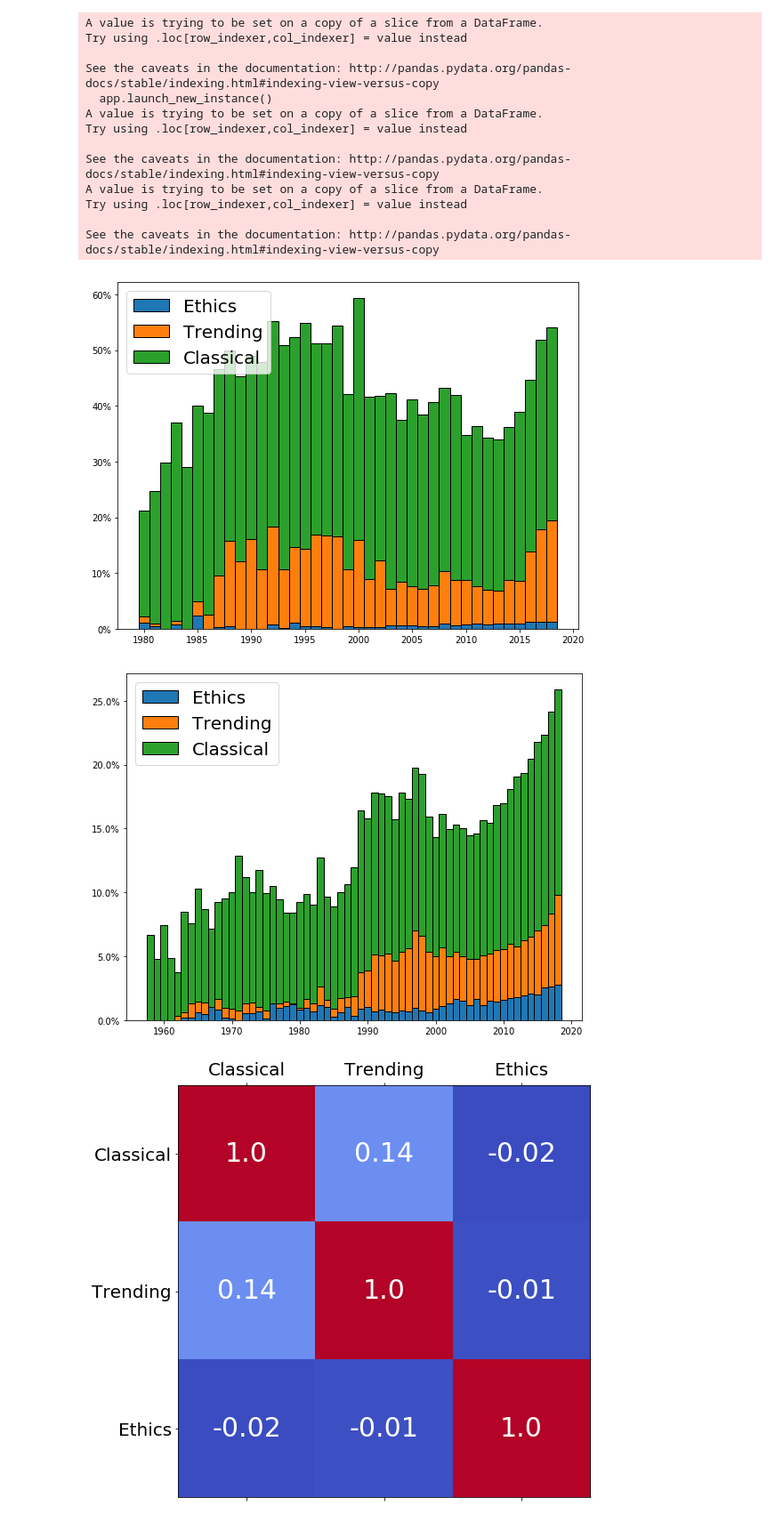
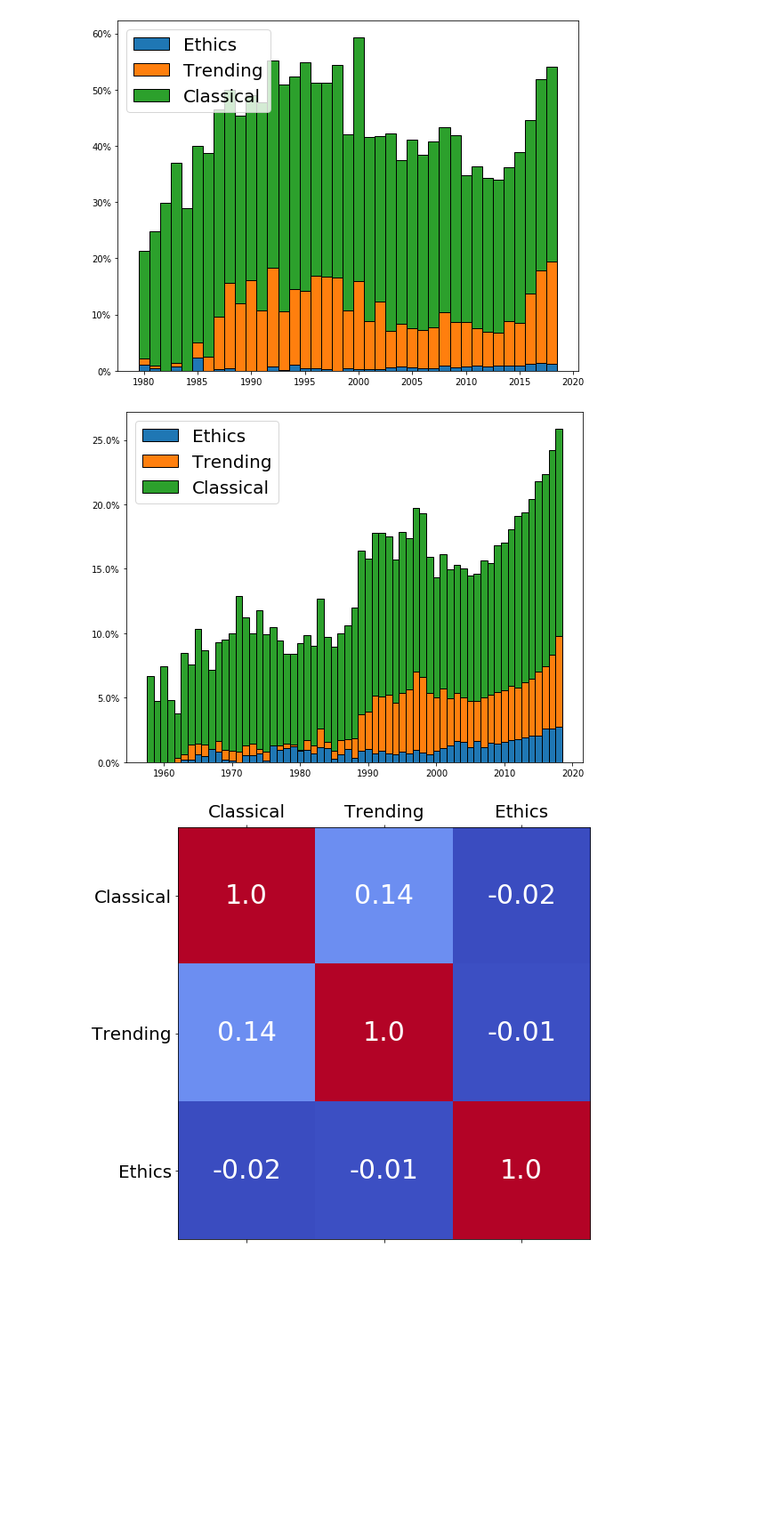
Before and after one commit to marceloprates/Ethics-AI-Data, a Jupyter notebook: Code/stats.ipynb, the cells around one changed output. Shown at 89% size. Drawn from its saved outputs; the diff is of its cells as text; code cells hidden in the pictures; blank space fills up the shorter version.

```diff
--- a/Code/stats.ipynb
+++ b/Code/stats.ipynb
@@ -42,7 +42,6 @@ for keyword_type in ['classical','trending','ethics']:
 # Filter selected conferences (leading AI confs)
 selected_confs = ['AAAI','ICMLA','NIPS','ICML','IJCAI','ICMLC']
 titles = titles[(titles['venue_type']=='journal') | (titles['venue'].isin(selected_confs))]
-print(titles.columns)
 
 # Aggregate matches per year
 matches_by_year = titles.groupby([titles['venue_type'],titles['year']]).sum().reset_index()
@@ -61,13 +60,13 @@ for venue_type in ['conf','journal']:
     if venue_type == 'conf': df = df[df['year'] >= 1980];
 
     fig,ax = plt.subplots(figsize=(8,6))
-    ax.bar(df['year'], df['ethics_binary'], width=1, edgecolor='black', label='Ethics')
-    ax.bar(df['year'], df['trending_binary'], width=1, bottom=df['ethics_binary'], edgecolor='black', label='Trending')
-    ax.bar(df['year'], df['classical_binary'], width=1, bottom=df['ethics_binary']+df['trending_binary'], edgecolor='black', label='Classical')
+    ax.bar(list(df['year']), list(df['ethics_binary']), width=1, edgecolor='black', label='Ethics')
+    ax.bar(list(df['year']), list(df['trending_binary']), width=1, bottom=np.array(df['ethics_binary']), edgecolor='black', label='Trending')
+    ax.bar(list(df['year']), list(df['classical_binary']), width=1, bottom=np.array(df['ethics_binary']+df['trending_binary']), edgecolor='black', label='Classical')
 
     ax.legend(loc='upper left', fontsize=20)
     ax.yaxis.set_major_formatter(mtick.PercentFormatter())
     plt.tight_layout()
-    plt.savefig(f'../Figures/{venue_type}-per-year.png',format='png')
+    plt.savefig(f'../Figures/{venue_type}-per-year-side-by-side.png',format='png')
 #end
 # %% [output]
@@ -78,18 +87,5 @@ Index(['classical', 'ee', 'ethics', 'key', 'title', 'trending', 'venue',
-A value is trying to be set on a copy of a slice from a DataFrame.
-Try using .loc[row_indexer,col_indexer] = value instead
-
-See the caveats in the documentation: http://pandas.pydata.org/pandas-docs/stable/indexing.html#indexing-view-versus-copy
-  app.launch_new_instance()
-A value is trying to be set on a copy of a slice from a DataFrame.
-Try using .loc[row_indexer,col_indexer] = value instead
-
-See the caveats in the documentation: http://pandas.pydata.org/pandas-docs/stable/indexing.html#indexing-view-versus-copy
-A value is trying to be set on a copy of a slice from a DataFrame.
-Try using .loc[row_indexer,col_indexer] = value instead
-
-See the caveats in the documentation: http://pandas.pydata.org/pandas-docs/stable/indexing.html#indexing-view-versus-copy
-[figure, old version]
+[figure, new version]
-[figure, old version]
+[figure, new version]
 # %%
 # Draw correlation matrix
 corr = titles[['classical','trending','ethics']].corr()
```
Also changed, not shown: parts of 1 cell of this notebook.
